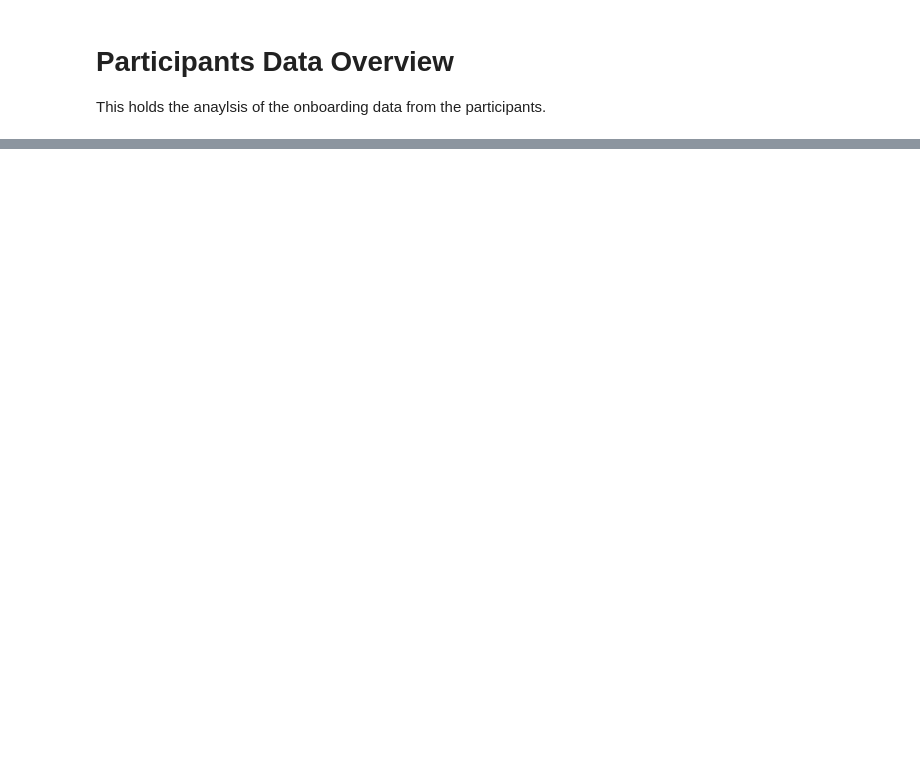
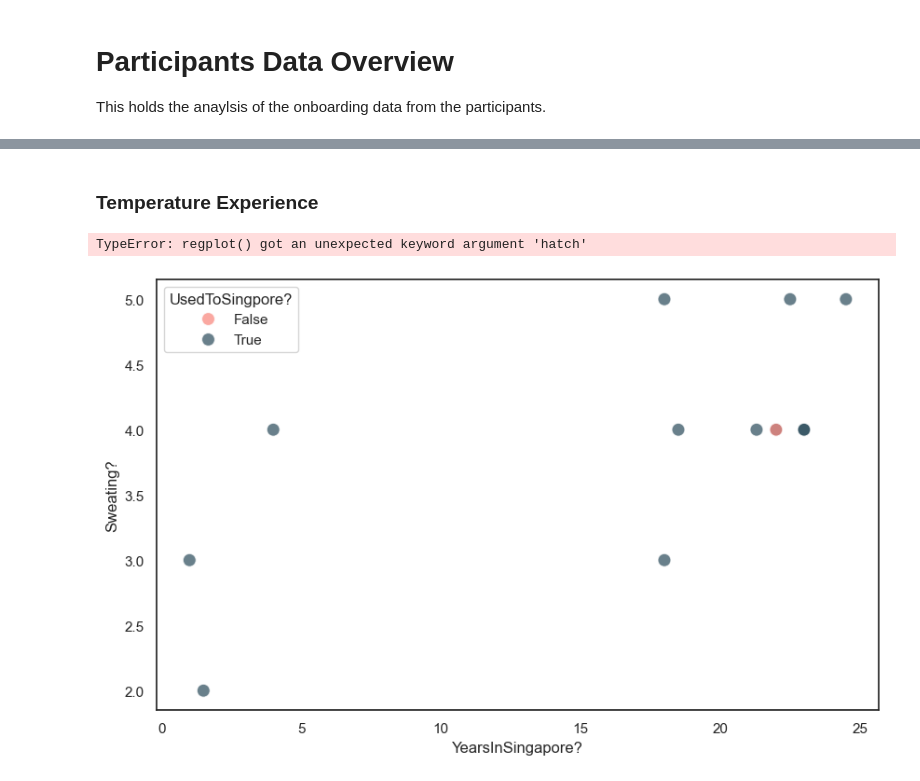
Before and after one commit to buds-lab/calma-esse-heat-stress-public, a Jupyter notebook: Esse/src/Participants_Antro.ipynb, the cells around one changed output, grey strips where cells are left out. Drawn from its saved outputs; the diff is of its cells as text; code cells hidden in the pictures; blank space fills up the shorter version.

```diff
--- a/Esse/src/Participants_Antro.ipynb
+++ b/Esse/src/Participants_Antro.ipynb
@@ -92,0 +201,54 @@ plt.show()
+# %% [markdown]
+### Temperature Experience
+# %%
+### Temperature Experience in Singapore
+df = PARTICIPANTS_data_df.copy()
+
+# How many years have you been in Singapore (Example: 2.5 = 2 years and 6 months)?
+# Can you say that you are used to the weather in Singapore? Yes or No
+# Can you say that you are satisfied with the weather in Singapore (outdoor weather conditions)?
+# Do you suffer from sweating in Singapore?
+# Do you enjoy being outdoor in Singapore?
+# "What is your estimation of your time you spent outdoor (in hours per day) during the weekdays? (Example: 8 = 8 hours/day)"
+# What is your estimation of your time spent outdoor (in hours per day) during the weekend? (Example: 8 = 8 hours/day)
+# %%
+plt.figure(figsize=(10, 6))
+
+# Define custom color palette with two colors
+custom_palette = [color_coralpink, color_deepseablue]
+
+# Scatter plot with custom colors
+sns.scatterplot(x='YearsInSingapore?', y='Sweating?', hue='UsedToSingpore?', data=df, s=100, alpha=0.7, palette=custom_palette)
+
+# Regression line
+sns.regplot(x='YearsInSingapore?', y='Sweating?', data=df, scatter=False, color='black',  hatch="/")
+
+plt.xlim(0, 25)  # Set your desired x-axis limits here
+plt.ylim(0, 6)  # Set your desired y-axis limits here
+
+plt.title('Years in Singapore vs. Sweating by Adaptation to Weather')
+plt.xlabel('Years in Singapore')
+plt.ylabel('Sweating')
+plt.legend(title='Adapted?')
+
+sns.despine()
+
+filepath = os.path.join(filepath_dir, "Scatter_CorrYearsSingaporeVSAdaptation.png")
+if filepath != "":
+    directory = os.path.dirname(filepath)
+
+    # Create directory if it doesn't exist
+    if not os.path.exists(directory):
+        os.makedirs(directory)
+
+    plt.savefig(filepath, bbox_inches='tight', pad_inches=0.1)
+    print(f"Plot saved to {filepath}")
+
+
+plt.savefig(filepath)
+
+
+plt.show()
+# %% [output]
+TypeError: regplot() got an unexpected keyword argument 'hatch'
+[figure, added]
```
Also changed, not shown: parts of 12 cells of this notebook, 28 other files.
